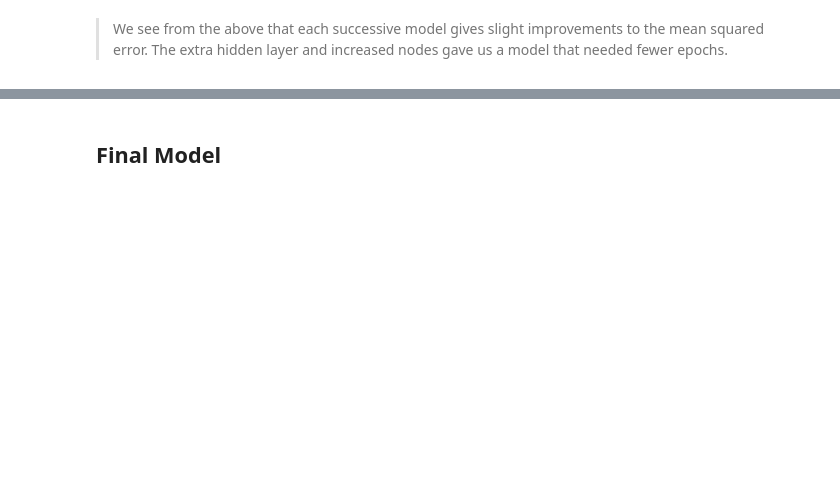
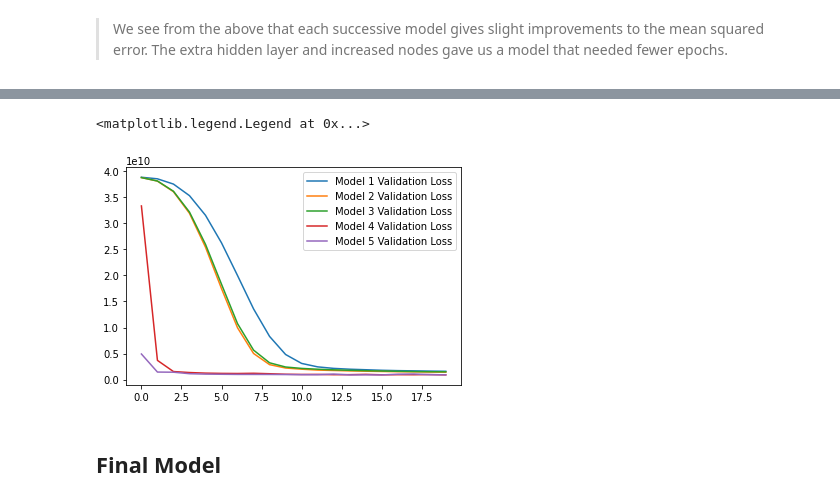
Before and after one commit to mvince33/Coding-Dojo, a Jupyter notebook: week11/neural_network_kaggle_exercise.ipynb, the cells around one changed output, grey strips where cells are left out. Drawn from its saved outputs; the diff is of its cells as text; code cells hidden in the pictures; blank space fills up the shorter version.

```diff
--- a/week11/neural_network_kaggle_exercise.ipynb
+++ b/week11/neural_network_kaggle_exercise.ipynb
@@ -360,0 +363,5 @@ plt.legend()
+# %%
+# We will try an additional hidden layer for this model
+
+# Instantiate the model
+model5 = Sequential()
@@ -361,3 +410,14 @@ plt.legend()
+# %%
+# Compare the loss for the test data for each model
+plt.plot(history1.history['val_loss'], label = 'Model 1 Validation Loss')
+plt.plot(history2.history['val_loss'], label = 'Model 2 Validation Loss')
+plt.plot(history3.history['val_loss'], label = 'Model 3 Validation Loss')
+plt.plot(history4.history['val_loss'], label = 'Model 4 Validation Loss')
+plt.plot(history5.history['val_loss'], label = 'Model 5 Validation Loss')
+plt.legend()
+# %% [output]
+<matplotlib.legend.Legend at 0x...>
+[figure, added]
 # %% [markdown]
 ## Final Model
 # %%
```
Also changed, not shown: parts of 19 cells of this notebook.
